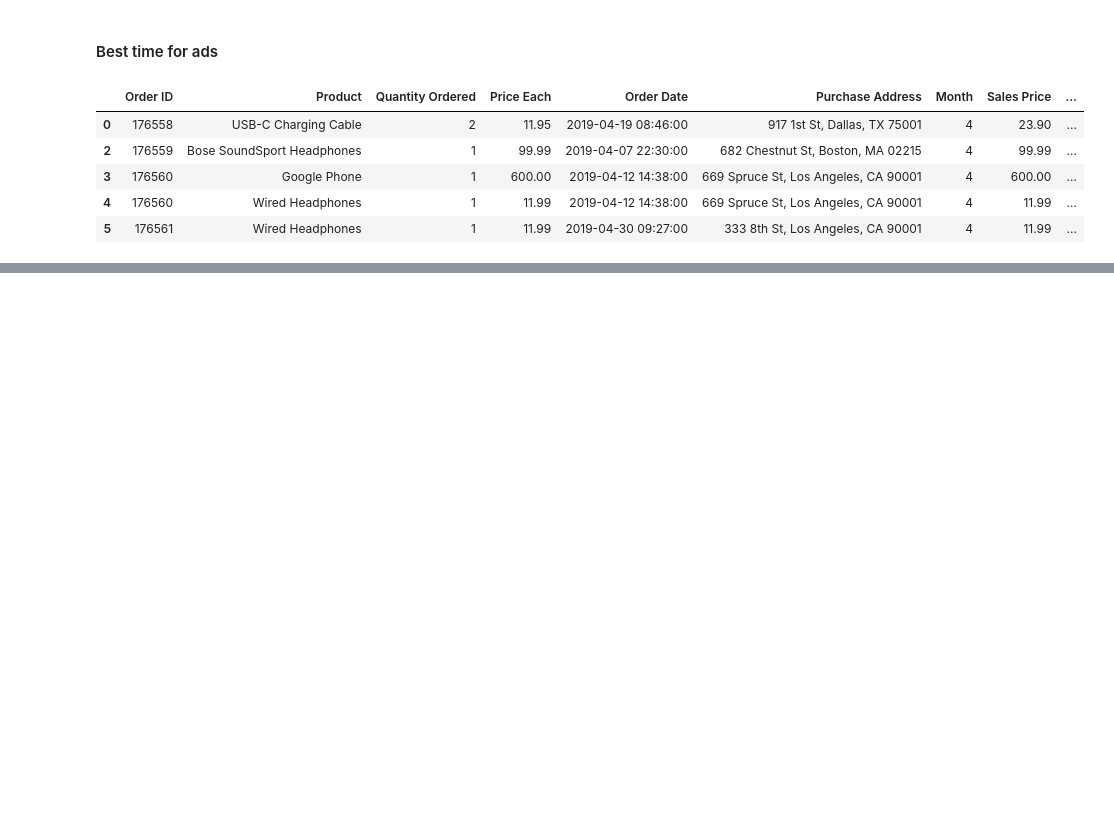
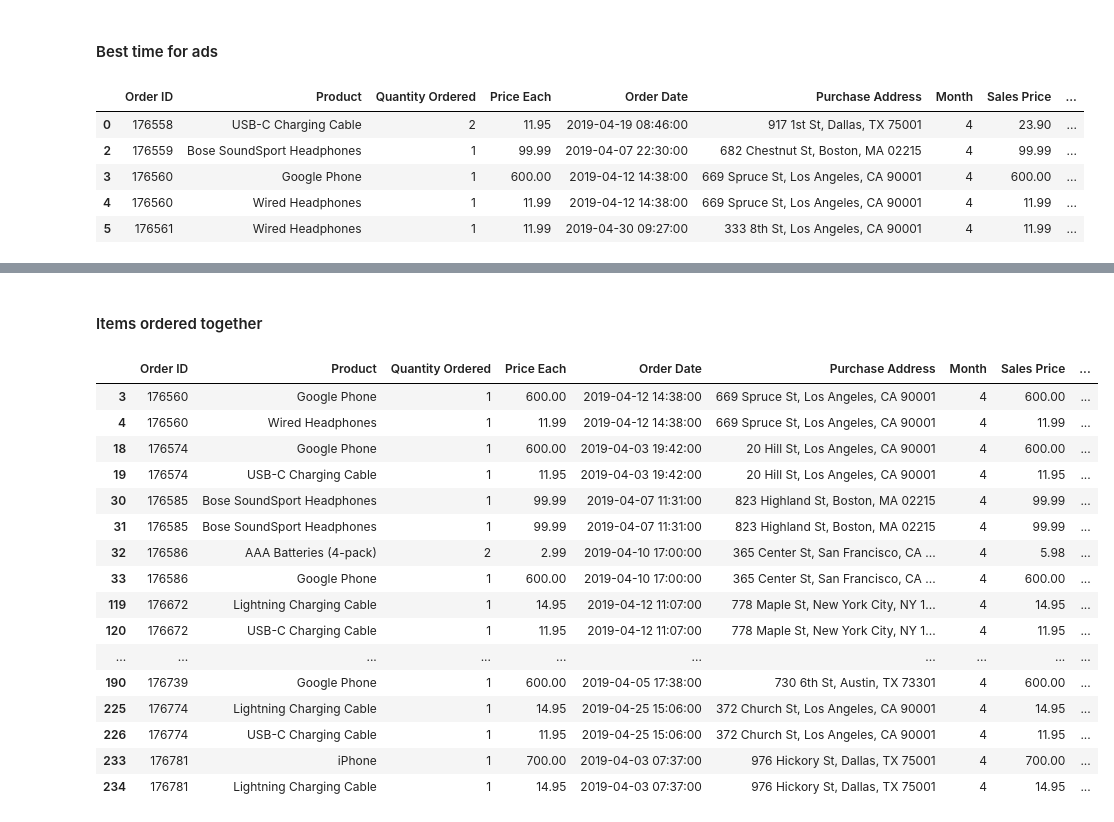
Before and after one commit to Justduzi/Sales-Analysis, a Jupyter notebook: Sales_analysis.ipynb, the cells around one changed output, grey strips where cells are left out. Drawn from its saved outputs; the diff is of its cells as text; code cells hidden in the pictures; blank space fills up the shorter version.

```diff
--- a/Sales_analysis.ipynb
+++ b/Sales_analysis.ipynb
@@ -213,0 +251,23 @@ sales_data.head()
+# %% [markdown]
+#### Items ordered together
+# %%
+salesdata_duplicate = sales_data.loc[sales_data["Order ID"].duplicated(keep=False)].copy()
+salesdata_duplicate.head(20)
+# %% [output]
+|  | Order ID | Product | Quantity Ordered | Price Each | Order Date | Purchase Address | Month | Sales Price | ... |
+| 3 | 176560 | Google Phone | 1 | 600.00 | 2019-04-12 14:38:00 | 669 Spruce St, Los Angeles, CA 90001 | 4 | 600.00 | ... |
+| 4 | 176560 | Wired Headphones | 1 | 11.99 | 2019-04-12 14:38:00 | 669 Spruce St, Los Angeles, CA 90001 | 4 | 11.99 | ... |
+| 18 | 176574 | Google Phone | 1 | 600.00 | 2019-04-03 19:42:00 | 20 Hill St, Los Angeles, CA 90001 | 4 | 600.00 | ... |
+| 19 | 176574 | USB-C Charging Cable | 1 | 11.95 | 2019-04-03 19:42:00 | 20 Hill St, Los Angeles, CA 90001 | 4 | 11.95 | ... |
+| 30 | 176585 | Bose SoundSport Headphones | 1 | 99.99 | 2019-04-07 11:31:00 | 823 Highland St, Boston, MA 02215 | 4 | 99.99 | ... |
+| 31 | 176585 | Bose SoundSport Headphones | 1 | 99.99 | 2019-04-07 11:31:00 | 823 Highland St, Boston, MA 02215 | 4 | 99.99 | ... |
+| 32 | 176586 | AAA Batteries (4-pack) | 2 | 2.99 | 2019-04-10 17:00:00 | 365 Center St, San Francisco, CA ... | 4 | 5.98 | ... |
+| 33 | 176586 | Google Phone | 1 | 600.00 | 2019-04-10 17:00:00 | 365 Center St, San Francisco, CA ... | 4 | 600.00 | ... |
+| 119 | 176672 | Lightning Charging Cable | 1 | 14.95 | 2019-04-12 11:07:00 | 778 Maple St, New York City, NY 1... | 4 | 14.95 | ... |
+| 120 | 176672 | USB-C Charging Cable | 1 | 11.95 | 2019-04-12 11:07:00 | 778 Maple St, New York City, NY 1... | 4 | 11.95 | ... |
+| ... | ... | ... | ... | ... | ... | ... | ... | ... | ... |
+| 190 | 176739 | Google Phone | 1 | 600.00 | 2019-04-05 17:38:00 | 730 6th St, Austin, TX 73301 | 4 | 600.00 | ... |
+| 225 | 176774 | Lightning Charging Cable | 1 | 14.95 | 2019-04-25 15:06:00 | 372 Church St, Los Angeles, CA 90001 | 4 | 14.95 | ... |
+| 226 | 176774 | USB-C Charging Cable | 1 | 11.95 | 2019-04-25 15:06:00 | 372 Church St, Los Angeles, CA 90001 | 4 | 11.95 | ... |
+| 233 | 176781 | iPhone | 1 | 700.00 | 2019-04-03 07:37:00 | 976 Hickory St, Dallas, TX 75001 | 4 | 700.00 | ... |
+| 234 | 176781 | Lightning Charging Cable | 1 | 14.95 | 2019-04-03 07:37:00 | 976 Hickory St, Dallas, TX 75001 | 4 | 14.95 | ... |
```
Also changed, not shown: parts of 5 cells of this notebook.
